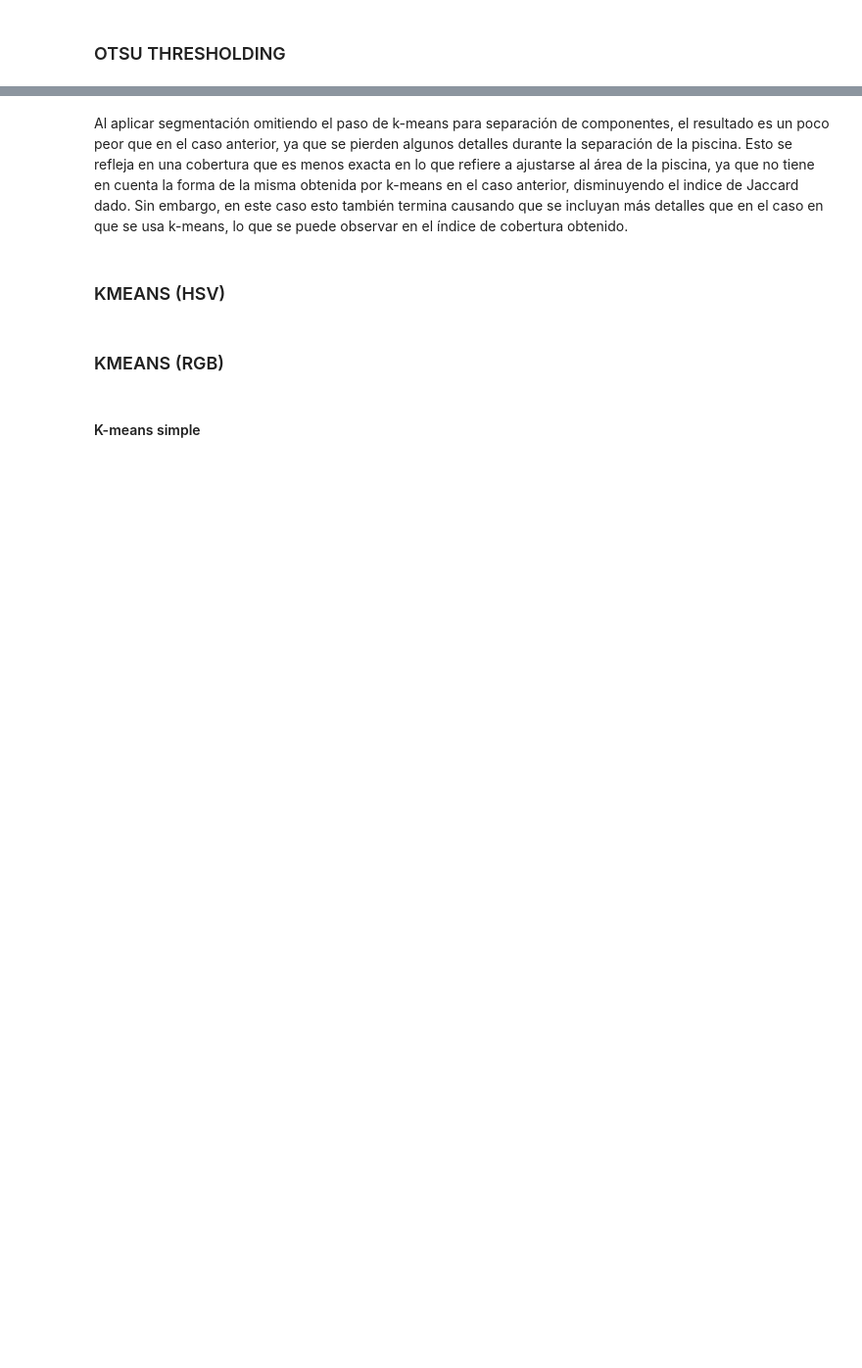
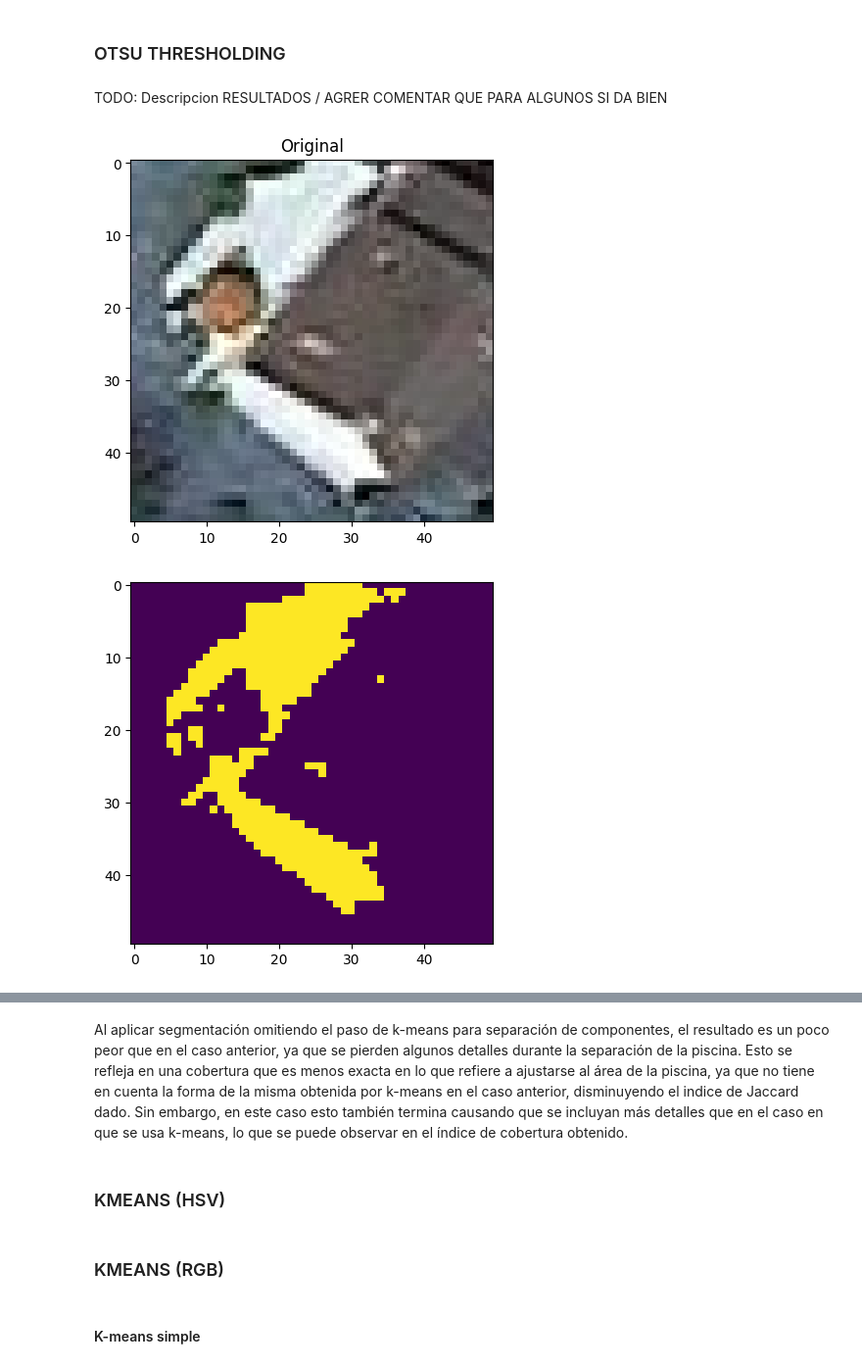
Before and after one commit to AlexisBaladon/Pool-Analyzer, a Jupyter notebook: notebooks/SEG.ipynb, the cells around one changed output, grey strips where cells are left out. Shown at 98% size. Drawn from its saved outputs; the diff is of its cells as text; code cells hidden in the pictures; blank space fills up the shorter version.

```diff
--- a/notebooks/SEG.ipynb
+++ b/notebooks/SEG.ipynb
@@ -401,12 +430,13 @@ plt.show()
 # %% [markdown]
 ### OTSU THRESHOLDING
+# %% [markdown]
+TODO: Descripcion RESULTADOS / AGRER  COMENTAR QUE PARA ALGUNOS SI DA BIEN
 # %%
 pipe3 = pipeline()
 pipe3.add_operation(otsu_threshold)
 pipe3.add_operation(morfology_cleaning)
 binary = pipe3.apply(imag, True)
-display_image_mask(image_rgb, binary)
-print_metrics(binary)
-
-print('Indice de Jaccard: ', jaccard_index(mask, binary))
-print('Cobertura de imagen:', image_matching(binary, mask))
+display_image_mask(imag, binary)
+# %% [output]
+[figure, added]
+[figure, added]
```
Also changed, not shown: parts of 24 cells of this notebook, 4 other files.
